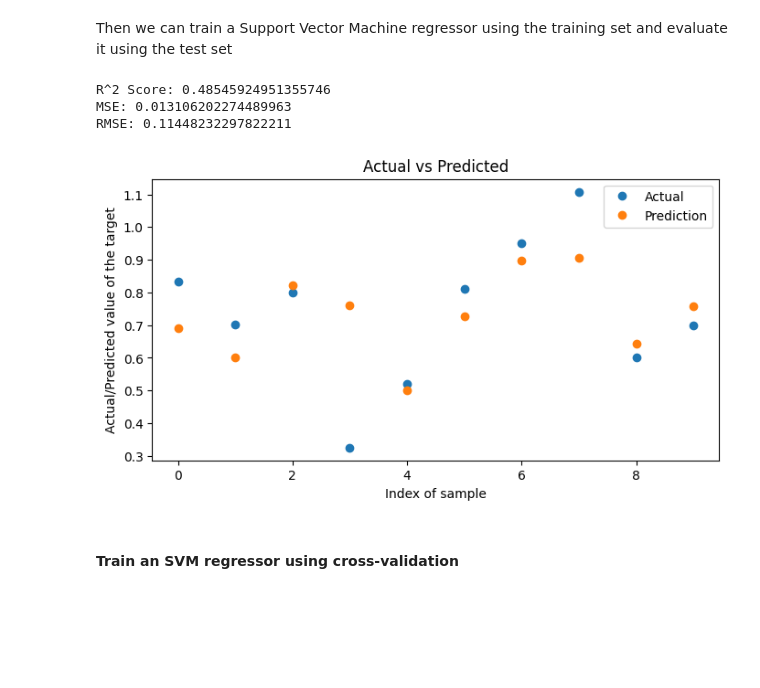
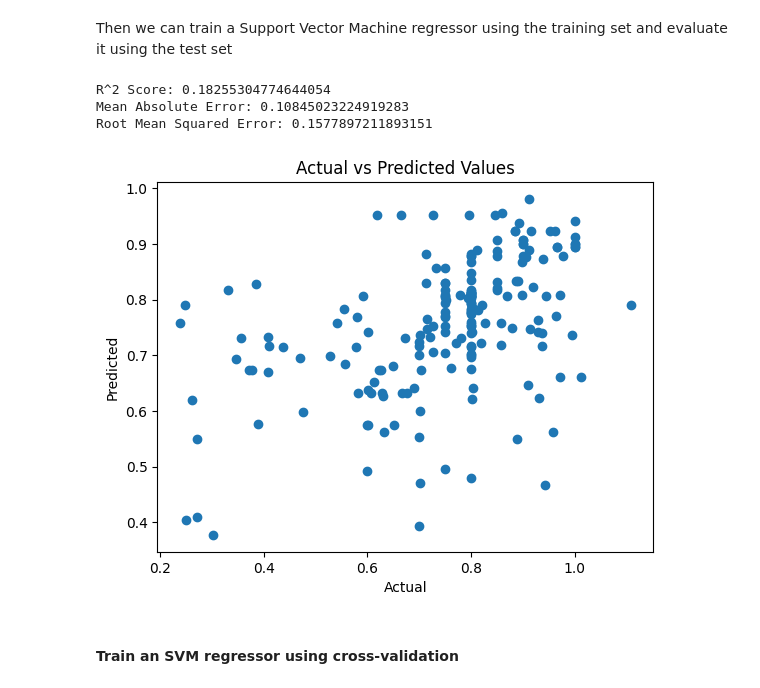
Before and after one commit to camwhite18/ml-classification-regression, a Jupyter notebook: task3_2.ipynb, the cells around one changed output. Saved outputs shown, nothing was run; the diff lists cells and outputs as text; code cells hidden in the pictures; blank space fills up the shorter version.

```diff
--- a/task3_2.ipynb
+++ b/task3_2.ipynb
@@ -86,10 +74,14 @@ def plot_actual_predicted(y_test, y_pred):
 def evaluate_regression_model(model, x_test, y_test, plot=True):
     y_pred = model.predict(x_test)
     print(f'R^2 Score: {r2_score(y_test, y_pred)}')
-    print(f'MSE: {mean_squared_error(y_test, y_pred)}')
-    print(f'RMSE: {mean_squared_error(y_test, y_pred, squared=False)}')
+    print(f'Mean Absolute Error: {mean_absolute_error(y_test, y_pred)}')
+    print(f'Root Mean Squared Error: {mean_squared_error(y_test, y_pred, squared=False)}')
     if plot:
-        plot_actual_predicted(y_test, y_pred)
+        plt.scatter(y_test, y_pred)
+        plt.xlabel('Actual')
+        plt.ylabel('Predicted')
+        plt.title('Actual vs Predicted Values')
+        plt.show()
 # %%
 gwp_X, gwp_Y = preprocess_gwp_dataset('datasets/gwp_assessment.csv')
 # %% [markdown]
@@ -102,13 +94,13 @@ gwp_x_train, gwp_x_test, gwp_y_train, gwp_y_test = train_test_split(gwp_X, gwp_Y
 Then we can train a Support Vector Machine regressor using the training set and evaluate it using the test set
 # %%
 svr_holdout = SVR()
-svr_holdout.fit(gwp_x_test, gwp_y_test)
+svr_holdout.fit(gwp_x_train, gwp_y_train)
 evaluate_regression_model(svr_holdout, gwp_x_test, gwp_y_test)
 # %% [output]
-R^2 Score: 0.48545924951355746
-MSE: 0.013106202274489963
-RMSE: 0.11448232297822211
+R^2 Score: 0.18255304774644054
+Mean Absolute Error: 0.10845023224919283
+Root Mean Squared Error: 0.1577897211893151
-[figure, old version]
+[figure, new version]
 # %% [markdown]
 #### Train an SVM regressor using cross-validation
 # %% [markdown]
```
Also changed, not shown: parts of 10 cells of this notebook.
